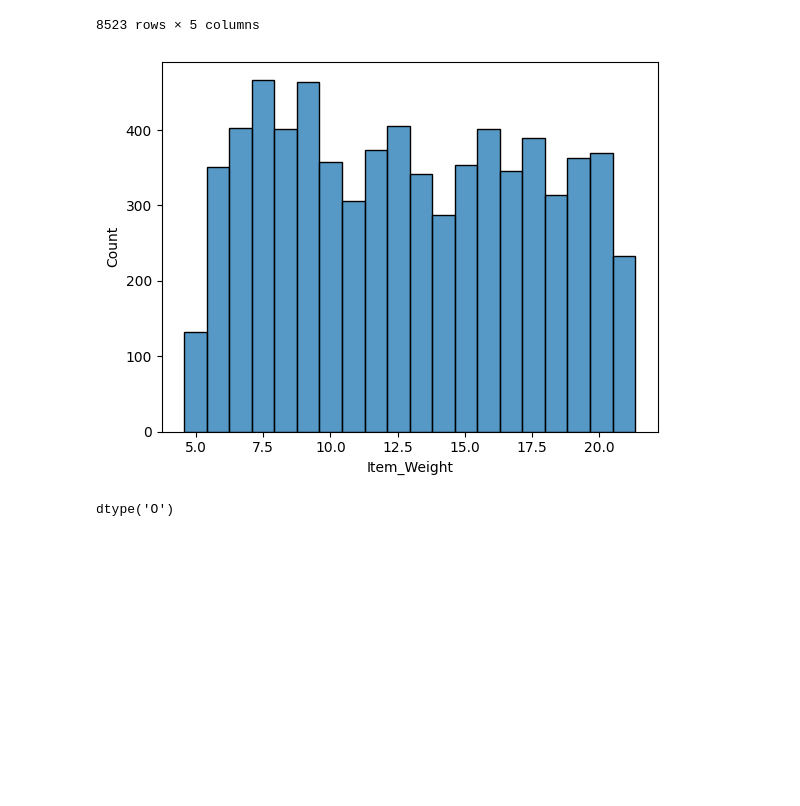
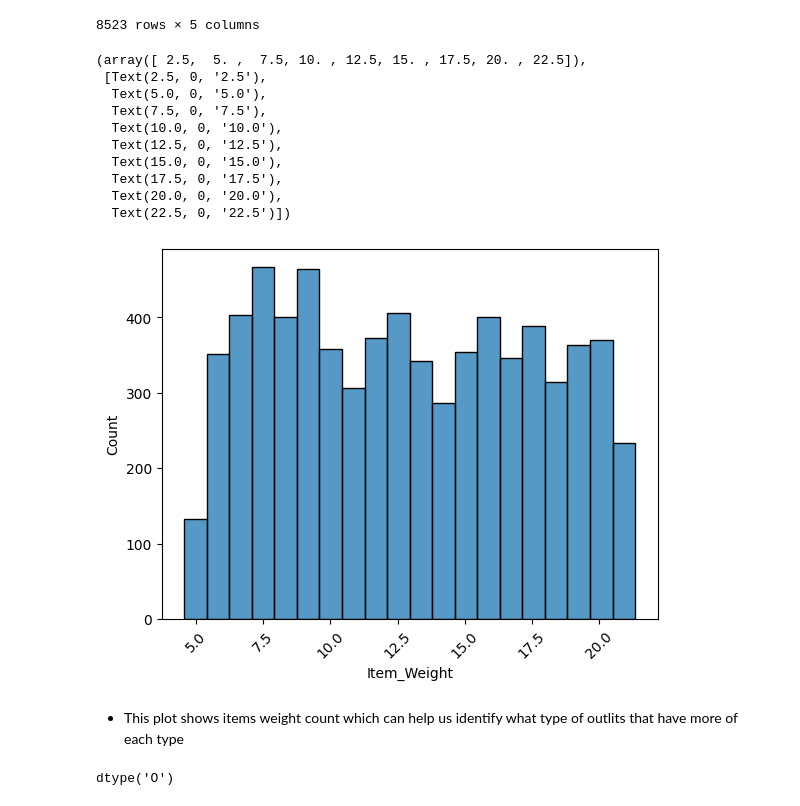
Before and after one commit to JeriesKawaneh/Prediction-of-Product-Sales, a Jupyter notebook: Sales_Prediction_2023.ipynb, the cells around one changed output. Drawn from its saved outputs; the diff is of its cells as text; code cells hidden in the pictures; blank space fills up the shorter version.

```diff
--- a/Sales_Prediction_2023.ipynb
+++ b/Sales_Prediction_2023.ipynb
@@ -82,8 +82,21 @@ df_sp.select_dtypes('number')
 # %%
 #Item wights counts
 ax_hist_num=sns.histplot(data=df_sp,x= 'Item_Weight')
+plt.xticks(rotation=45)
 # %% [output]
+(array([ 2.5,  5. ,  7.5, 10. , 12.5, 15. , 17.5, 20. , 22.5]),
+ [Text(2.5, 0, '2.5'),
+  Text(5.0, 0, '5.0'),
+  Text(7.5, 0, '7.5'),
+  Text(10.0, 0, '10.0'),
+  Text(12.5, 0, '12.5'),
+  Text(15.0, 0, '15.0'),
+  Text(17.5, 0, '17.5'),
+  Text(20.0, 0, '20.0'),
+  Text(22.5, 0, '22.5')])
-[figure, old version]
+[figure, new version]
+# %% [markdown]
+* This plot shows items weight count which can help us identify what type of outlits that have more of each type
 # %%
 #converting number type to str in Outlet_Establishment_Year, it does not included in necessary calculations
 df_sp['Outlet_Establishment_Year']=df_sp['Outlet_Establishment_Year'].astype(str)
```
Also changed, not shown: parts of 13 cells of this notebook.
